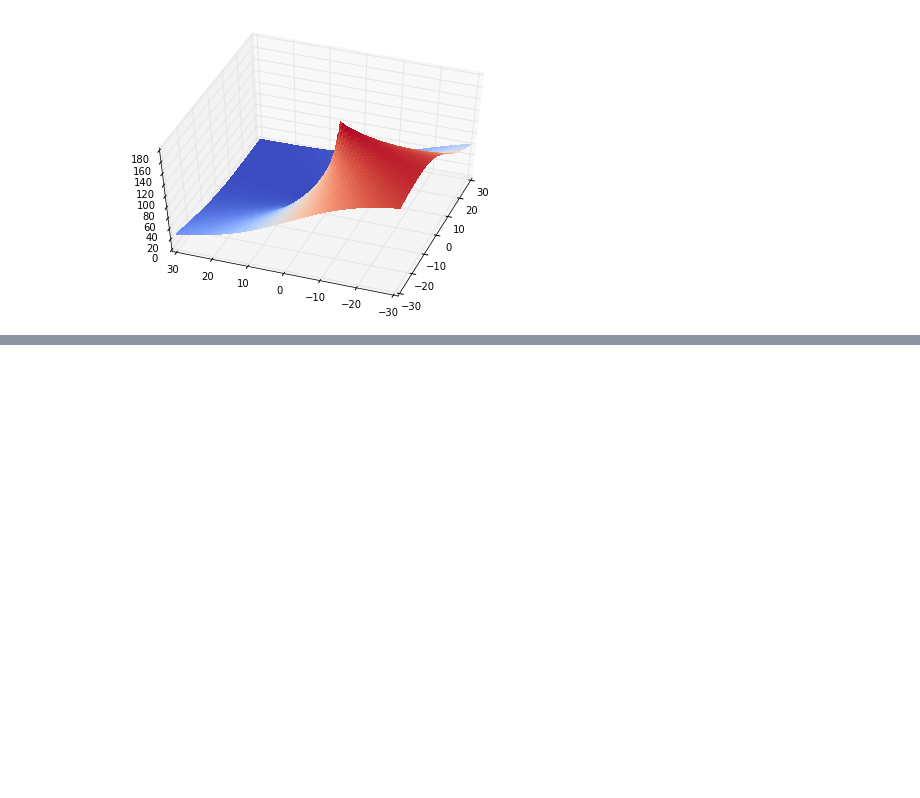
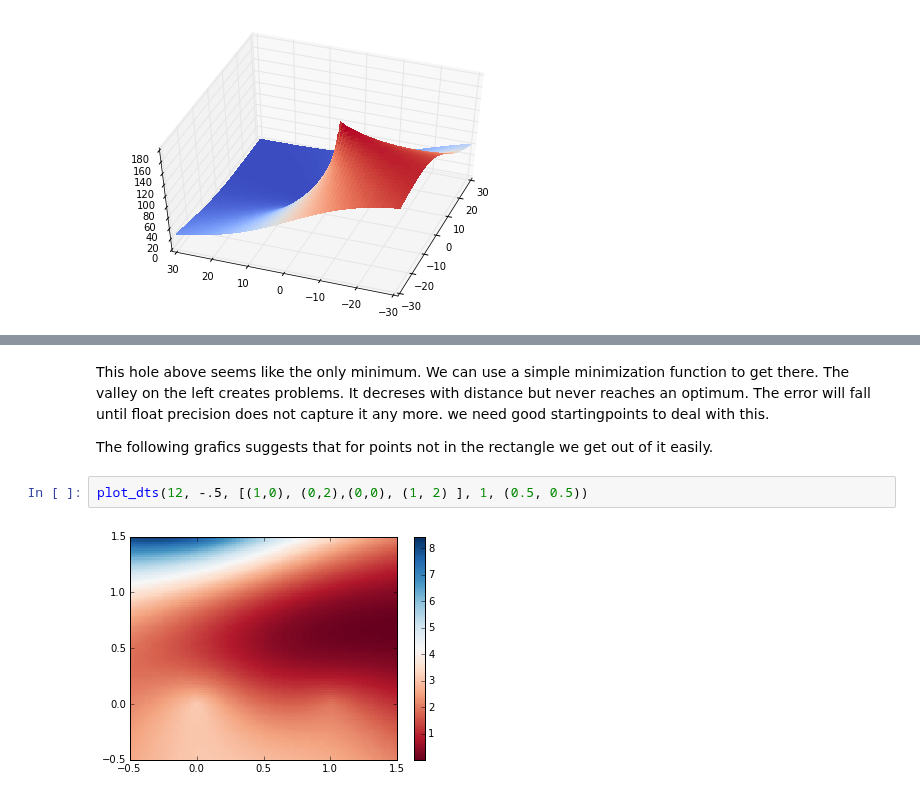
Before and after one commit to niccokunzmann/positioning_system, a Jupyter notebook: nullstellen.ipynb, the cells around one changed output, grey strips where cells are left out. Drawn from its saved outputs; the diff is of its cells as text; blank space fills up the shorter version.

```diff
--- a/nullstellen.ipynb
+++ b/nullstellen.ipynb
@@ -799,3 +813,12 @@ This hole above seems like the only minimum. We can use a simple minimization fu
+# %% [markdown]
+This hole above seems like the only minimum. We can use a simple minimization function to get there.
+The valley on the left creates problems. It decreses with distance but never reaches an optimum. The error will fall until float precision does not capture it any more. we need good startingpoints to deal with this.
+
+The following grafics suggests that for points not in the rectangle we get out of it easily.
+# %%
+plot_dts(12, -.5, [(1,0), (0,2),(0,0), (1, 2) ], 1, (0.5, 0.5))
+# %% [output]
+[figure, added]
 # %%
 def reflect(x, x0, m):
     return [x0[i] + m * (x0[i] - x[i]) for i in range(len(x))]
```
Also changed, not shown: parts of 6 cells of this notebook, 6 other files.
